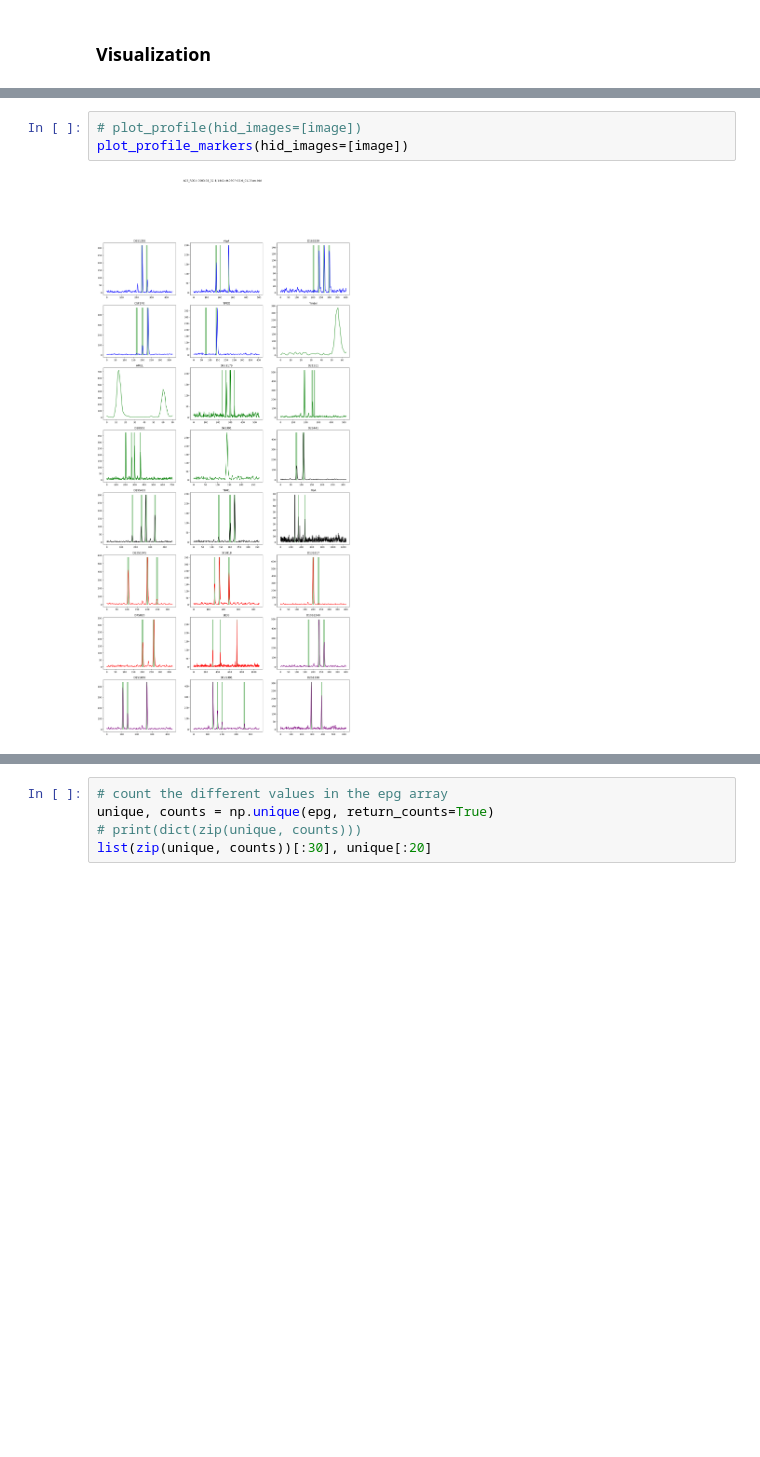
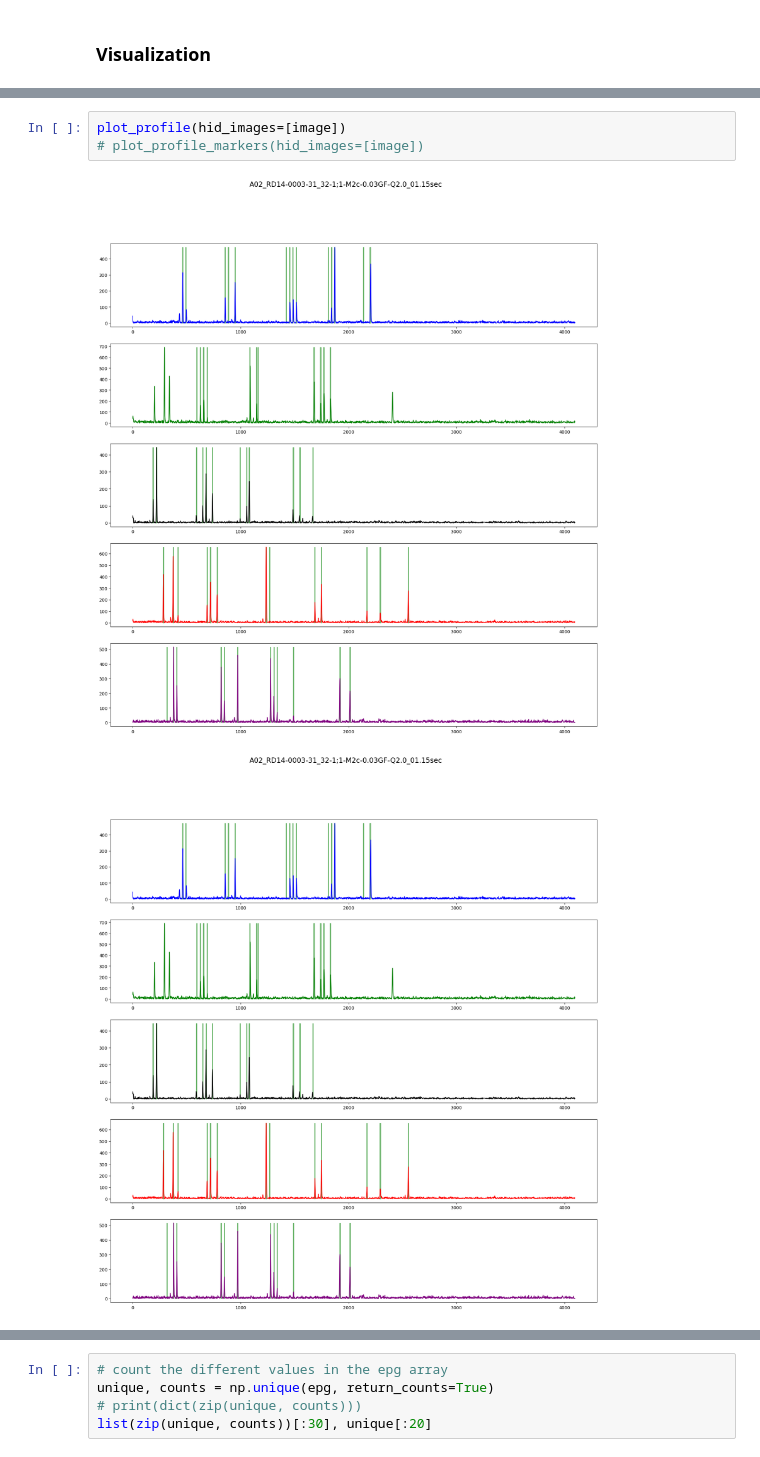
Before and after one commit to amar-mesic/DNANet, a Jupyter notebook: notebooks/ProvedItImage.ipynb, the cells around one changed output, grey strips where cells are left out. Cells and saved outputs as stored; diff of their text form; blank space fills up the shorter version.

```diff
--- a/notebooks/ProvedItImage.ipynb
+++ b/notebooks/ProvedItImage.ipynb
@@ -43,6 +43,7 @@ print(image.annotation.image.sum())
 # %%
-# plot_profile(hid_images=[image])
-plot_profile_markers(hid_images=[image])
+plot_profile(hid_images=[image])
+# plot_profile_markers(hid_images=[image])
 # %% [output]
-[figure, old version]
+[figure, new version]
+[figure, added]
 # %%
```
Also changed, not shown: parts of 5 cells of this notebook, 10 other files.
